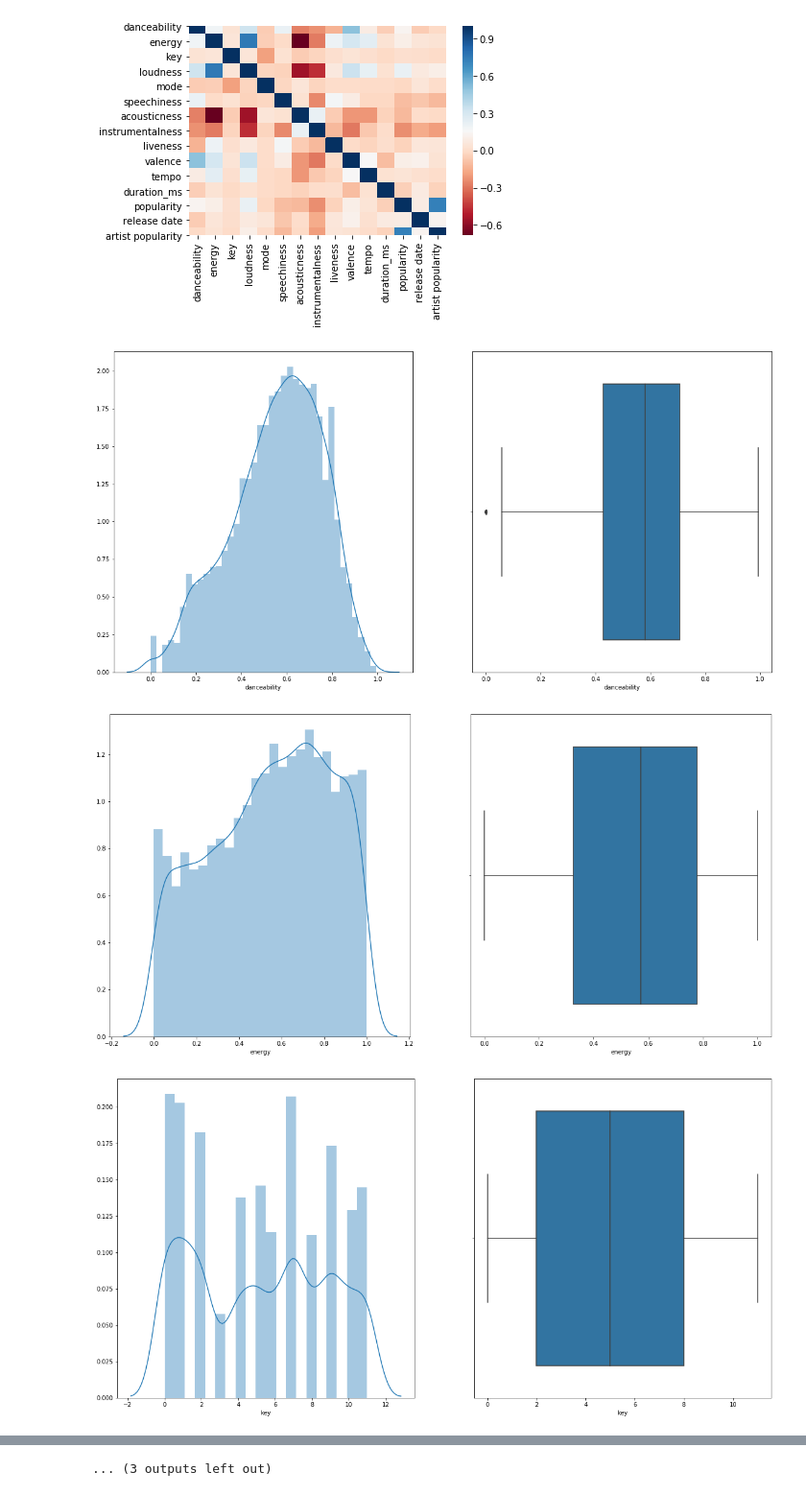
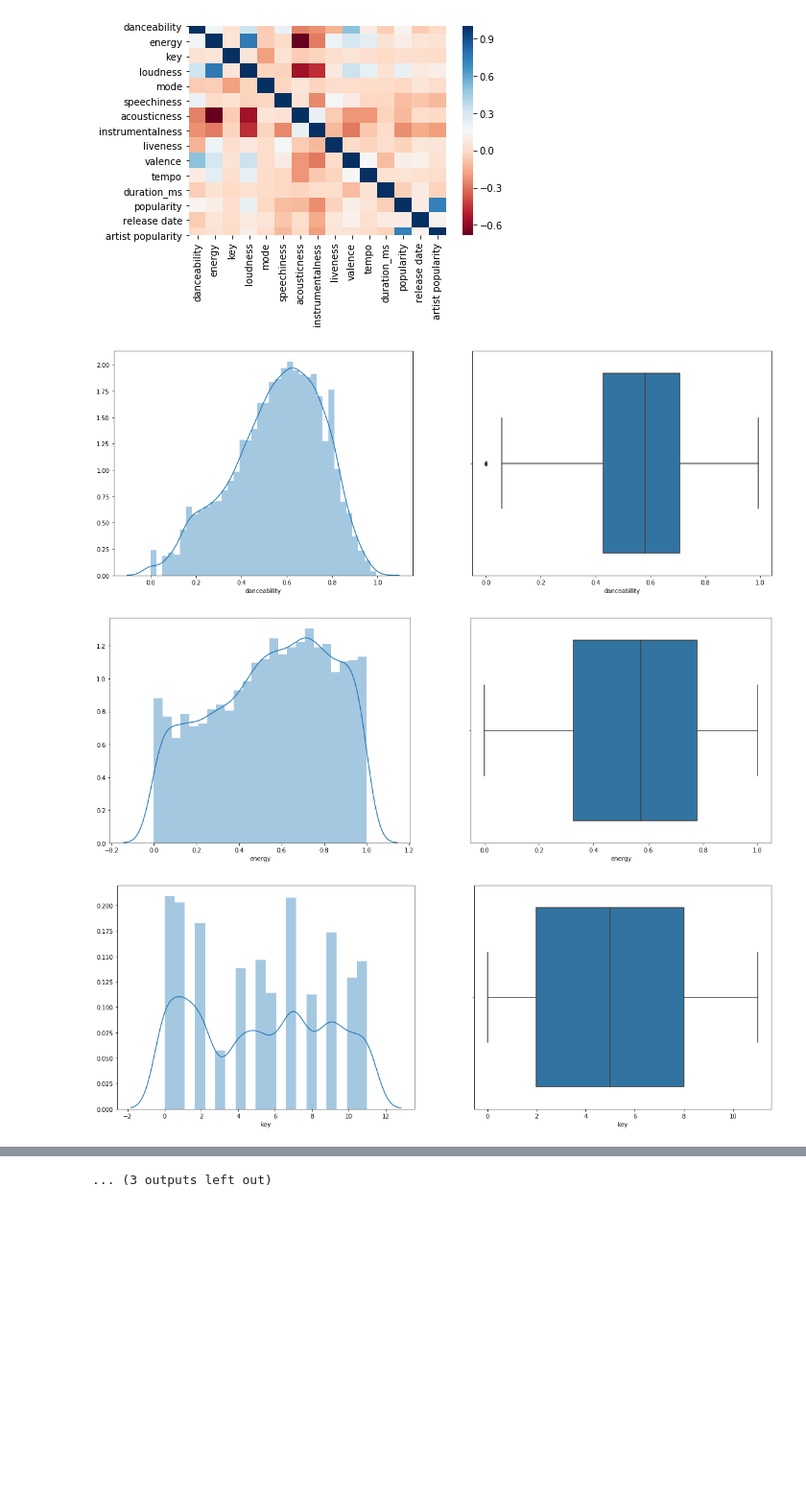
Before and after one commit to sam-zlota/DS3000-Final-Project, a Jupyter notebook: Data Exploration.ipynb, the cells around one changed output, grey strips where cells are left out. Shown at 96% size. Cells and saved outputs as stored; diff of their text form; code cells hidden in the pictures; blank space fills up the shorter version.

```diff
--- a/Data Exploration.ipynb
+++ b/Data Exploration.ipynb
@@ -12,11 +12,3 @@ df.head()
 | 3 | 3 | 3 | Unwind in the Tropics | Relaxmycat | 4iuthceAzx9jJt5o08HwMb | resting | 0.204 | 0.0423 | 6.0 | ... |
 | 4 | 4 | 4 | Waiver | Reki | 7l1B4m3ujaWim9n3zMMhwa | waive | 0.419 | 0.6690 | 0.0 | ... |
 5 rows × 21 columns
-# %%
-import pandas as pd
-from sklearn import preprocessing
-
-x = df["artist popularity"]#returns a numpy array
-min_max_scaler = preprocessing.MinMaxScaler()
-x_scaled = min_max_scaler.fit_transform(x)
-df["artist popularity"] = pd.DataFrame(x_scaled)
@@ -97,15 +41,15 @@ sns.heatmap(df_var.corr(), cmap ="RdBu")
 # %%
 import matplotlib.pyplot as plt
 
 df_drop = df.dropna()
 cols = df_drop.columns[6:]
 
 for col in cols:
-    fig, (ax1, ax2) = plt.subplots(1, 2, figsize=(20,10))
+    fig, (ax1, ax2) = plt.subplots(1, 2, figsize=(20,7))
 
     sns.distplot(df_drop[col], ax=ax1)
     sns.boxplot(df_drop[col], ax=ax2)
 # %% [output]
-[figure, old version]
+[figure, new version]
-[figure, old version]
+[figure, new version]
-[figure, old version]
+[figure, new version]
```
Also changed, not shown: parts of 8 cells of this notebook.
